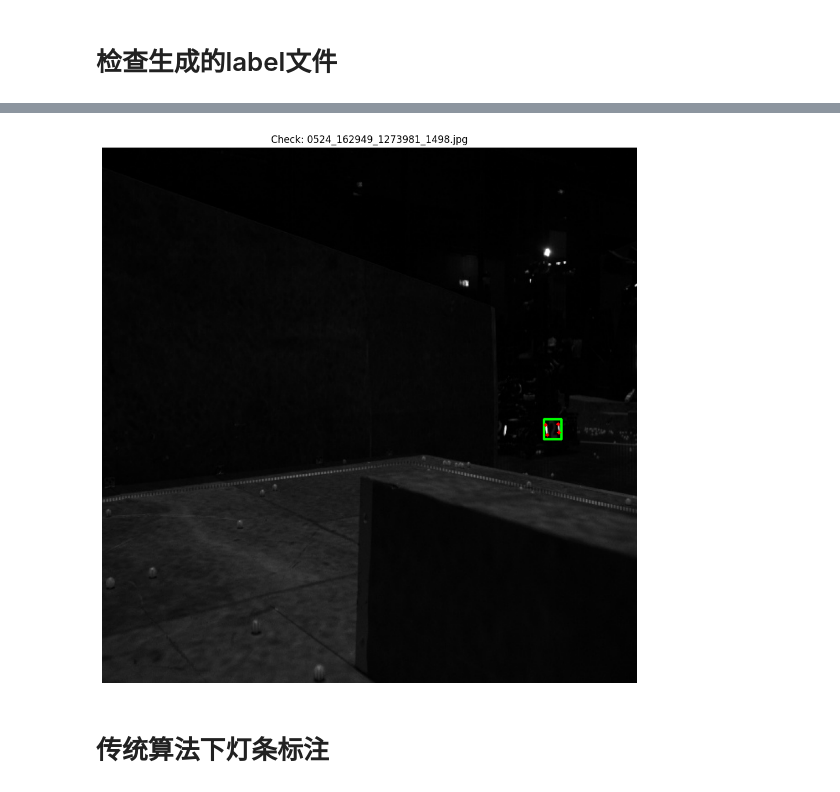
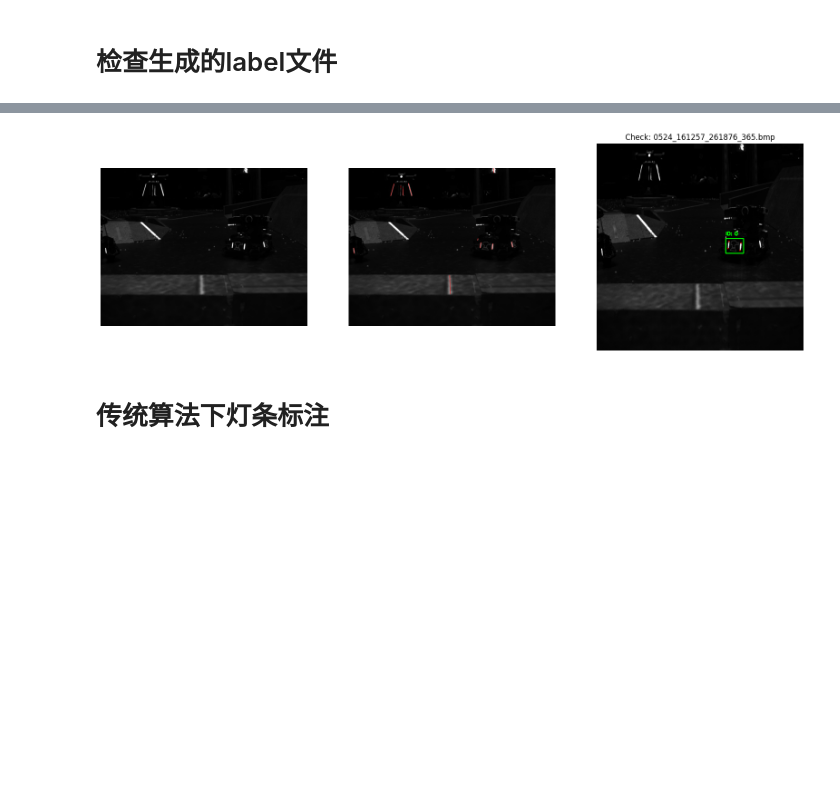
Before and after one commit to Ven-star-young/python_refactor, a Jupyter notebook: src/label_check.ipynb, the cells around one changed output, grey strips where cells are left out. Cells and saved outputs as stored; diff of their text form; code cells hidden in the pictures; blank space fills up the shorter version.

```diff
--- a/src/label_check.ipynb
+++ b/src/label_check.ipynb
@@ -8,16 +8,83 @@ import random
 import numpy as np
 from pathlib import Path
 
+import sys
+sys.path.append("..")  # 添加上级目录到路径，方便导入模块
+from src.lable_generator import *
+
 # ================= 配置路径 =================
 # 将这里修改为你刚才生成的数据集路径
-IMAGE_DIR = Path("/home/wangfeng/RM2026/amor_data/python_refactor/dataset/train/images")
+IMAGE_DIR = Path("/home/wangfeng/RM2026/amor_data/competation/5-24/3/images_0524_1608")
 LABEL_DIR = Path("/home/wangfeng/RM2026/amor_data/python_refactor/dataset/train/labels")
 # ===========================================
 
+class LightParams:
+    """灯条筛选参数(参考C++代码)"""
+    min_ratio = 0.01      # 最小宽长比
+    max_ratio = 0.4      # 最大宽长比(从0.55降低到0.4,更严格)
+    max_angle = 45       # 最大倾斜角度
+    min_length = 10      # 最小长度(增加到10)
+    min_width = 2        # 最小宽度
+
+l_params = LightParams()
+
+def preprocess_image(img):
+    """图像预处理 - 二值化"""
+    _, binary = cv2.threshold(img, 100, 255, cv2.THRESH_BINARY)
+    return binary
+
+def find_lights(binary_img) -> List[Light]:
+    """查找灯条"""
+    contours, _ = cv2.findContours(binary_img, cv2.RETR_EXTERNAL, cv2.CHAIN_APPROX_SIMPLE)
+
+    lights = []
+    for contour in contours:
+        if len(contour) < 5:
+            continue
+
+        r_rect = cv2.minAreaRect(contour)
+        light = Light(r_rect)
+
+        if not is_light(light):
+            continue
+        lights.append(light)
+
+    return lights
+
+def is_light(light: Light) -> bool:
+    """判断是否为有效灯条"""
+    if light.length == 0:
+        return False
+
+    # 长宽比判断 - 灯条应该是细长的
+    ratio = (light.width - 20) / light.length
+    ratio_ok = l_params.min_ratio < (light.width / light.length) and ratio < l_params.max_ratio
+
+    # 角度判断
+    angle_ok = abs(light.angle) < l_params.max_angle
+
+    # 尺寸判断 - 确保灯条足够长且有一定宽度
+    size_ok = light.length >= l_params.min_length and light.width >= l_params.min_width
+
+    return ratio_ok and angle_ok and size_ok
+
+
 def visualize_yolo_pose(image_path, label_path):
     # ... (读取图片代码不变) ...
-    img = cv2.imread(str(image_path))
-    img = cv2.cvtColor(img, cv2.COLOR_BGR2RGB)
+    img = cv2.imread(str(image_path), cv2.IMREAD_GRAYSCALE)
+    img_ = cv2.cvtColor(img, cv2.COLOR_GRAY2BGR)
+    lights = find_lights(preprocess_image(img))
+
+
+    vis_img = cv2.cvtColor(img, cv2.COLOR_GRAY2BGR)
+    # 2) 先画所有灯条
+    for l in lights:
+        p1 = tuple(map(int, l.top))
+        p2 = tuple(map(int, l.bottom))
+        cv2.line(vis_img, p1, p2, (0, 0, 255), 2)
+
+    img = cv2.cvtColor(img, cv2.COLOR_GRAY2RGB)
+    img = cv2.resize(img, (640, 640))
     h, w, _ = img.shape
 
     # ... (读取标签代码不变) ...
@@ -58,6 +125,8 @@ def visualize_yolo_pose(image_path, label_path):
             y2 = int((y_center + bbox_h / 2) * h)
 
             cv2.rectangle(img, (x1, y1), (x2, y2), (0, 255, 0), 2)
+            cv2.putText(img, f"ID: {class_id}", (x1, y1 - 10),
+                        cv2.FONT_HERSHEY_SIMPLEX, 0.5, (0, 255, 0), 2)
 
             # 关键点绘制逻辑保持不变...
             keypoints = data[5:]
@@ -68,14 +137,24 @@ def visualize_yolo_pose(image_path, label_path):
                 cv2.circle(img, (px, py), 2, (255, 0, 0), -1)
 
     # 显示
-    plt.figure(figsize=(12, 12))
+    plt.figure(figsize=(20, 12))
+
+    plt.subplot(1, 3, 1)
+    plt.imshow(img_)
+    plt.axis('off')
+
+    plt.subplot(1, 3, 2)
+    plt.imshow(cv2.cvtColor(vis_img, cv2.COLOR_BGR2RGB))
+    plt.axis('off')
+
+    plt.subplot(1, 3, 3)
     plt.imshow(img)
     plt.axis('off')
     plt.title(f"Check: {os.path.basename(image_path)}")
     plt.show()
 
 # ================= 随机抽取一张进行检查 =================
-image_files = list(IMAGE_DIR.glob("*.jpg")) + list(IMAGE_DIR.glob("*.png"))
+image_files = list(IMAGE_DIR.glob("*.jpg")) + list(IMAGE_DIR.glob("*.png")) + list(IMAGE_DIR.glob("*.bmp"))
 
 if not image_files:
     print("未找到图片，请检查路径")
@@ -92,4 +171,4 @@ Detected class ID: 2
-[figure, old version]
+[figure, new version]
 # %% [markdown]
 # 传统算法下灯条标注
 # %%
```
Also changed, not shown: parts of 1 cell of this notebook, 4 other files.
